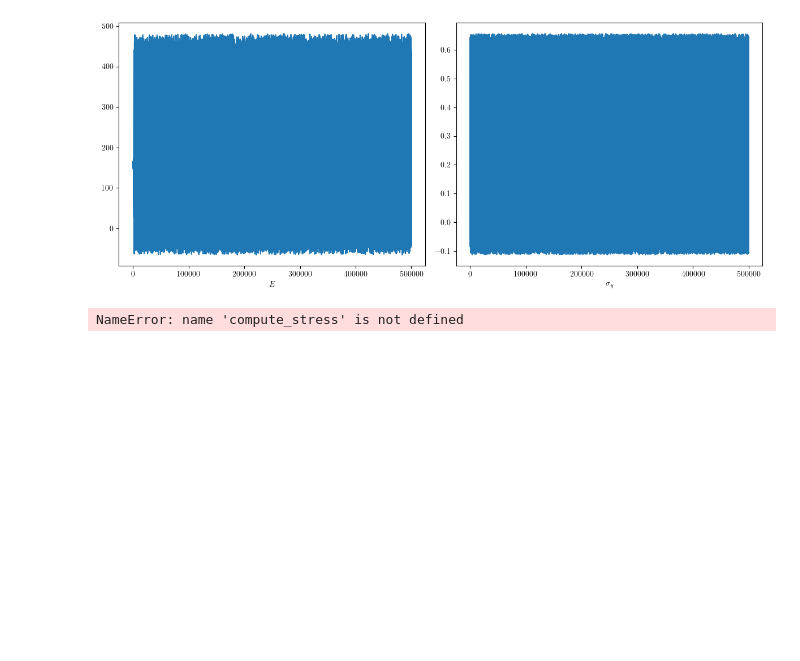
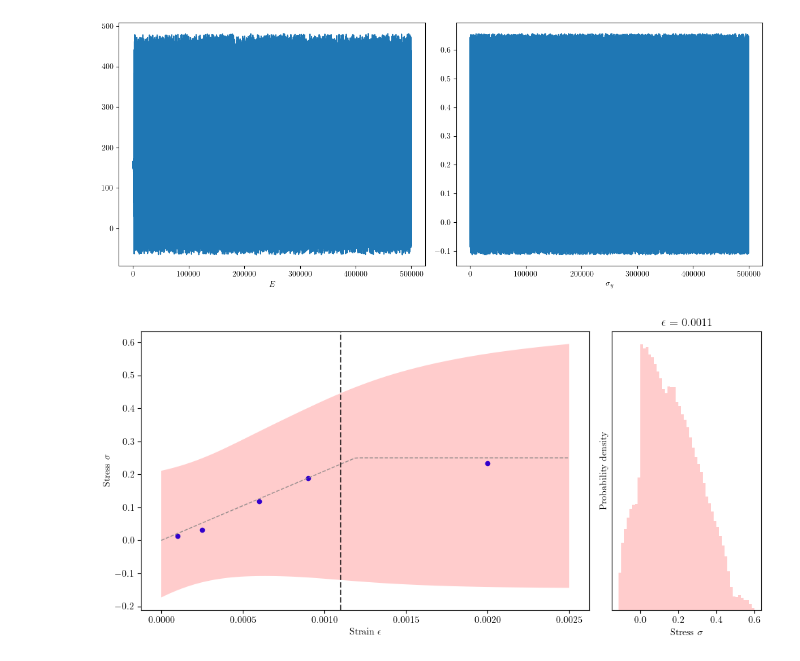
Before and after one commit to mark-hobbs/articles, a Jupyter notebook: model-calibration/model-calibration-toy.ipynb, the cells around one changed output. Drawn from its saved outputs; the diff is of its cells as text; code cells hidden in the pictures; blank space fills up the shorter version.

```diff
--- a/model-calibration/model-calibration-toy.ipynb
+++ b/model-calibration/model-calibration-toy.ipynb
@@ -107,7 +112,7 @@ E = 210
 stress_y = 0.25
 strain = np.linspace(0, 2.5e-3, 100)
 true_model = LinearElasticPerfectlyPlastic(strain)
-stress = true_model(np.array([E, stress_y]))
+stress = true_model.run(np.array([E, stress_y]))
 
 plt.figure(figsize=(5, 3.5))
 plt.plot(strain, stress, color='k')
@@ -127,7 +132,7 @@ np.random.seed(58)
 
 sigma = 0.01  # standard deviation of the noise
 strain_observed = np.array([.1, .25, .6, .9, 2]) * 1e-3
-stress_observed = (LinearElasticPerfectlyPlastic(strain_observed)(np.array([E, stress_y]))
+stress_observed = (LinearElasticPerfectlyPlastic(strain_observed).run(np.array([E, stress_y]))
                     + np.random.normal(scale=sigma, size=strain_observed.shape[0]))
 
 plt.figure(figsize=(5, 3.5))
@@ -155,7 +160,7 @@ for _ in range(doe):
     a_samples.append(a)
     b_samples.append(b)
     candidate = np.array([a, b])
-    mse.append(model.evaluate(candidate))
+    mse.append(model(candidate))
 
 plt.figure(figsize=(10, 6))
 scatter = plt.scatter(a_samples, b_samples, c=np.log(mse), cmap='viridis', s=50)
@@ -451,7 +458,7 @@ ax2.axvline(stress_y, ls="--", color="dimgray");
 # %% [output]
 [figure]
 # %%
-predictions = np.array([true_model(np.array([sample[0], sample[1]])) for sample in samples])
+predictions = np.array([true_model.run(np.array([sample[0], sample[1]])) for sample in samples])
 
 posterior_predictive_mean = np.mean(predictions, axis=0)
 posterior_predictive_std = np.std(predictions, axis=0)
@@ -692,9 +699,7 @@ plt.tight_layout()
 # %% [output]
 [figure]
 # %%
-predictions = np.array(
-    [compute_stress(sample[0], sample[1], strain) for sample in samples[10000:]]
-)
+predictions = np.array([true_model.run(np.array([sample[0], sample[1]])) for sample in samples])
 
 posterior_predictive_mean = np.mean(predictions, axis=0)
 posterior_predictive_std = np.std(predictions, axis=0)
@@ -710,34 +715,34 @@ ax1.scatter(strain_observed, stress_observed, color="blue", s=20)
 ax1.plot(strain, stress, color='grey', linestyle='--', linewidth=1, alpha=0.8, label="True")
 ax1.fill_between(
     strain,
     posterior_predictive_mean - 2 * posterior_predictive_std,
     posterior_predictive_mean + 2 * posterior_predictive_std,
     color="red",
     alpha=0.2,
     edgecolor='none',
     label="Posterior Predictive Distribution",
 )
 
 marginal_value = 0.0011
 marginal_index = np.abs(strain - marginal_value).argmin()
 marginal_posterior = predictions[:, marginal_index]
 ax1.axvline(marginal_value, linestyle="--", color="black", alpha=0.75)
 
 ax1.set_xlabel("Strain $\epsilon$")
 ax1.set_ylabel("Stress $\sigma$")
 # ax1.legend()
 
 ax2.hist(marginal_posterior, bins=50, density=True, alpha=0.2, color="red")
 ax2.set_xlabel(f"Stress $\sigma$")
 ax2.set_ylabel("Probability density")
 ax2.tick_params(labelleft=False)
 ax2.set_yticks([])
 ax2.set_title(f"$\epsilon$ = {marginal_value}")
 
 plt.tight_layout()
 # plt.savefig("figures/posterior-predictive-distribution.png", dpi=300)
 # %% [output]
-NameError: name 'compute_stress' is not defined
+[figure, added]
 # %%
 fig, (ax1, ax2) = plt.subplots(1, 2, figsize=(12, 5))
 
```
Also changed, not shown: parts of 4 cells of this notebook.
